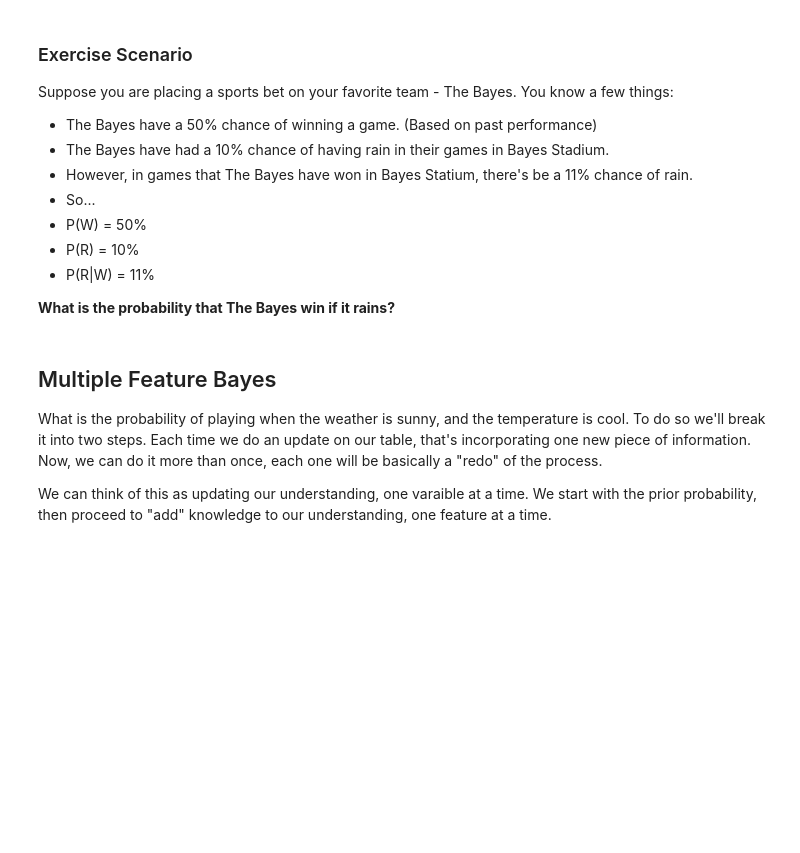
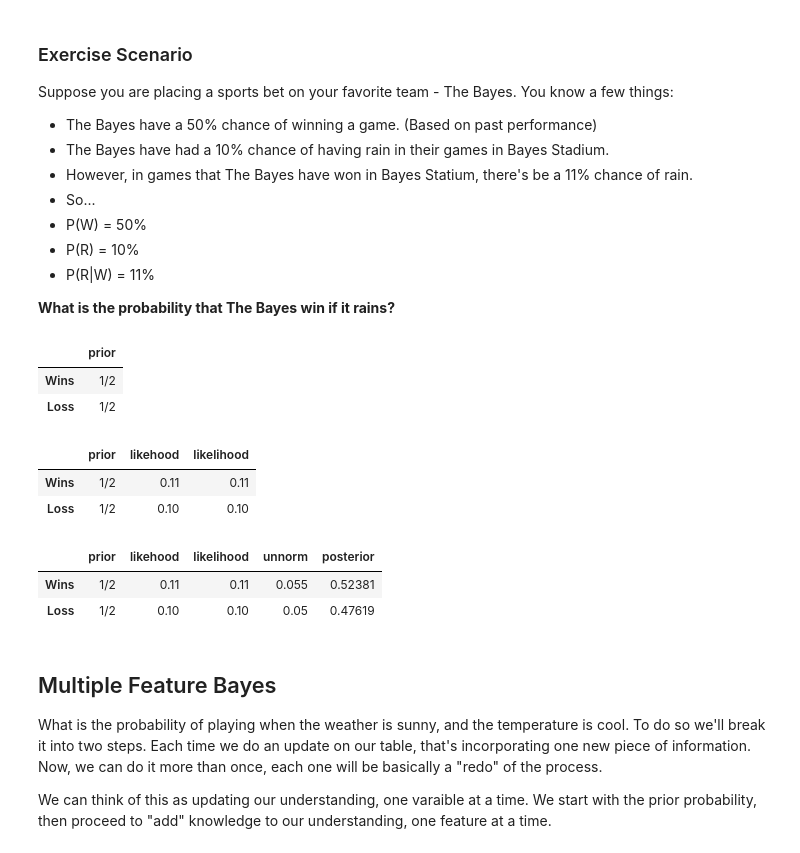
Before and after one commit to SidhST12/Basic_Stats_in_Python_Student_Workbooks, a Jupyter notebook: 031_Bayes_2.ipynb, the cells around one changed output. Cells and saved outputs as stored; diff of their text form; code cells hidden in the pictures; blank space fills up the shorter version.

```diff
--- a/031_Bayes_2.ipynb
+++ b/031_Bayes_2.ipynb
@@ -187,3 +223,26 @@ Suppose you are placing a sports bet on your favorite team - The Bayes. You know
+# %%
+#Solve
+bet=pd.DataFrame(index=["Wins","Loss"])
+bet["prior"]=Fraction(1,2)
+bet
+# %% [output]
+|  | prior |
+| Wins | 1/2 |
+| Loss | 1/2 |
+# %%
+bet["likelihood"]=.11,.1
+bet
+# %% [output]
+|  | prior | likehood | likelihood |
+| Wins | 1/2 | 0.11 | 0.11 |
+| Loss | 1/2 | 0.10 | 0.10 |
+# %%
+update(bet)
+bet
+# %% [output]
+|  | prior | likehood | likelihood | unnorm | posterior |
+| Wins | 1/2 | 0.11 | 0.11 | 0.055 | 0.52381 |
+| Loss | 1/2 | 0.10 | 0.10 | 0.05 | 0.47619 |
 # %% [markdown]
 ## Multiple Feature Bayes
 
```
Also changed, not shown: parts of 10 cells of this notebook.
